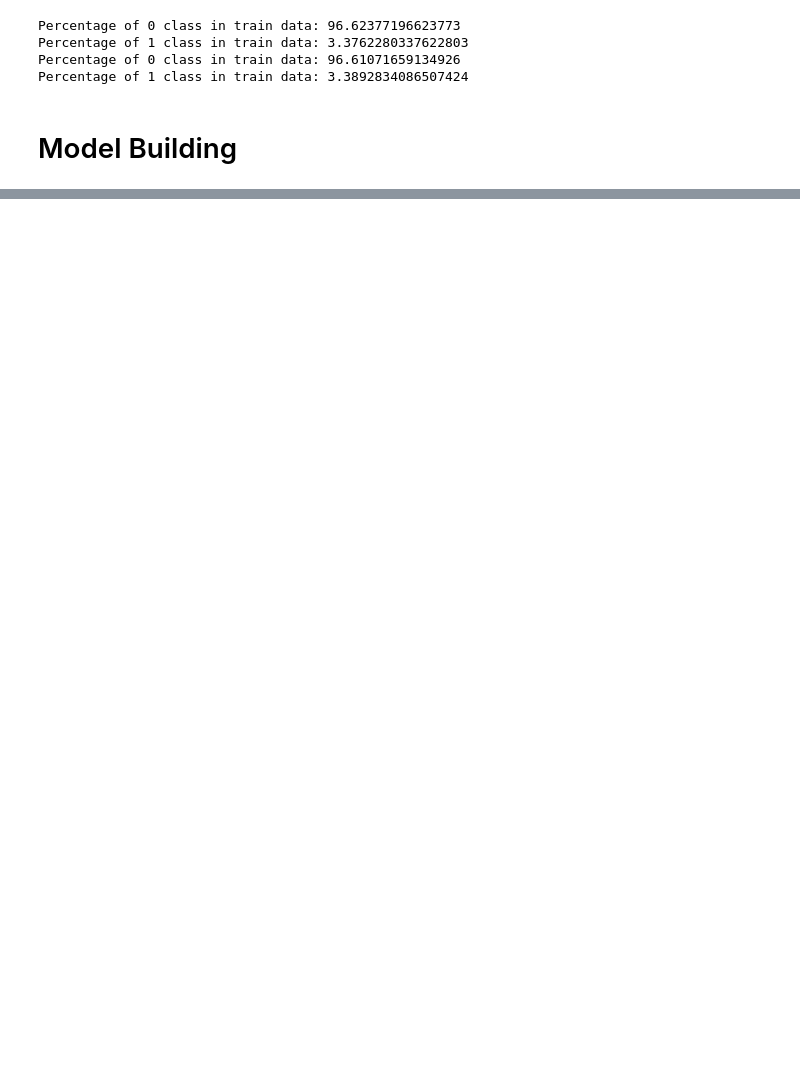
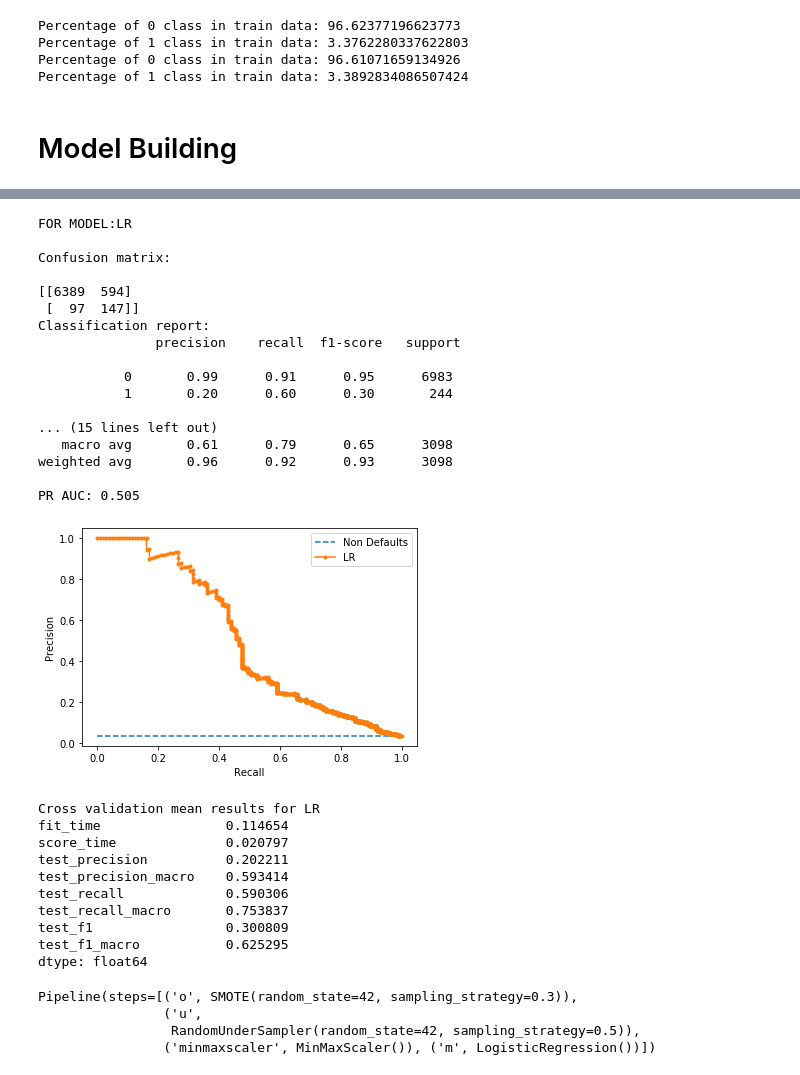
Before and after one commit to rameshs-data/Customer_Upgrade_Prediction, a Jupyter notebook: CustomerUpgradePrediction.ipynb, the cells around one changed output, grey strips where cells are left out. Cells and saved outputs as stored; diff of their text form; code cells hidden in the pictures; blank space fills up the shorter version.

```diff
--- a/CustomerUpgradePrediction.ipynb
+++ b/CustomerUpgradePrediction.ipynb
@@ -581,5 +625,38 @@ PR AUC: 0.504
 # %%
 # Fitting LR model with over/under sampling
-fit_models(X_train, X_test, y_train, y_test, model_lr=True, model_lr_tuning=True)
+fit_models(X_train, X_test, y_train, y_test, model_lr=True, model_lr_tuning=True, check_overfitting=True)
+# %% [output]
+FOR MODEL:LR
+
+Confusion matrix:
+
+[[6389  594]
+ [  97  147]]
+Classification report:
+               precision    recall  f1-score   support
+
+           0       0.99      0.91      0.95      6983
+           1       0.20      0.60      0.30       244
+
+... (15 lines left out)
+   macro avg       0.61      0.79      0.65      3098
+weighted avg       0.96      0.92      0.93      3098
+
+PR AUC: 0.505
+[figure, added]
+Cross validation mean results for LR
+fit_time                0.114654
+score_time              0.020797
+test_precision          0.202211
+test_precision_macro    0.593414
+test_recall             0.590306
+test_recall_macro       0.753837
+test_f1                 0.300809
+test_f1_macro           0.625295
+dtype: float64
+Pipeline(steps=[('o', SMOTE(random_state=42, sampling_strategy=0.3)),
+                ('u',
+                 RandomUnderSampler(random_state=42, sampling_strategy=0.5)),
+                ('minmaxscaler', MinMaxScaler()), ('m', LogisticRegression())])
 # %%
 # Fitting RF with over/under sampling and withnout lda or pca
```
Also changed, not shown: parts of 10 cells of this notebook.
